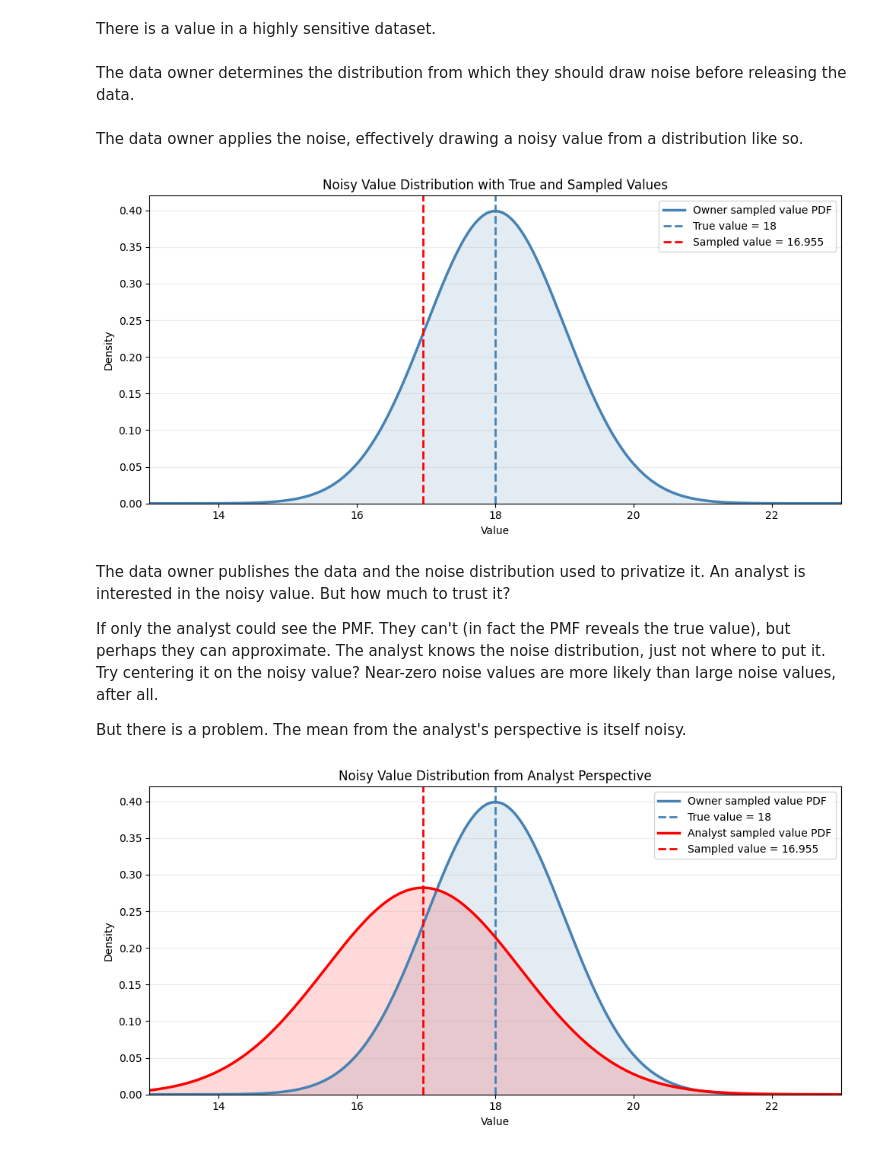
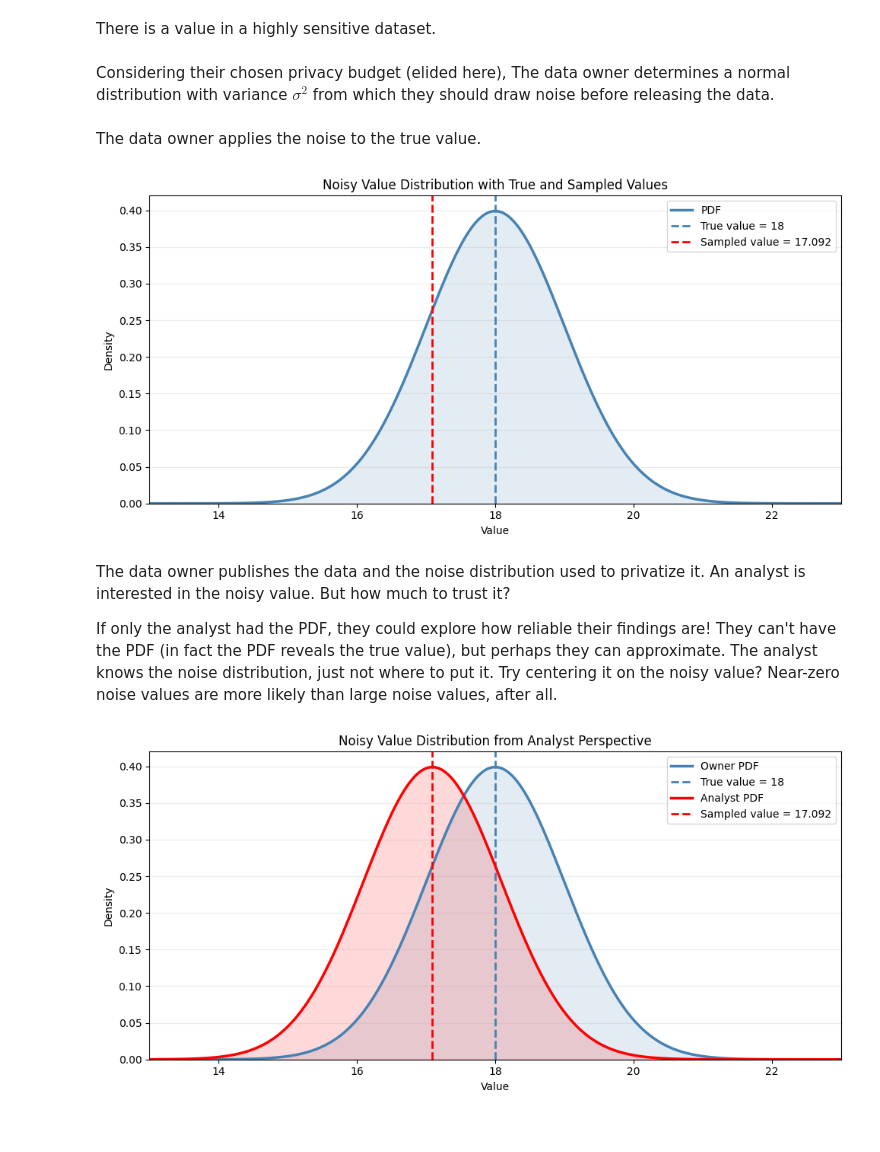
Before and after one commit to sbaldasty/noisy-values, a Jupyter notebook: intro.ipynb, the cells around one changed output. Saved outputs shown, nothing was run; the diff lists cells and outputs as text; code cells hidden in the pictures.

```diff
--- a/intro.ipynb
+++ b/intro.ipynb
@@ -11,23 +9,21 @@ There is a value in a highly sensitive dataset.
 # %%
 true_value = 18.0
 # %% [markdown]
-The data owner determines the distribution from which they should draw noise before releasing the data.
+Considering their chosen privacy budget (elided here), The data owner determines a normal distribution with variance $\sigma^2$ from which they should draw noise before releasing the data.
 # %%
 sigma = 1.0
 noise_dist = Normal('noise', mean=0, std=sigma)
 # %% [markdown]
-The data owner applies the noise, effectively drawing a noisy value from a distribution like so.
+The data owner applies the noise to the true value.
 # %%
 sampled_value = true_value + sample(noise_dist)
 # %%
-from statistics import NormalDist
-
 nd = NormalDist(mu=true_value, sigma=sigma)
 x = np.linspace(true_value - 5 * sigma, true_value + 5 * sigma, 1000)
 owner_pdf = np.array([nd.pdf(v) for v in x])
 
 plt.figure(figsize=(10, 5))
-plt.plot(x, owner_pdf, color='steelblue', linewidth=2.5, label='Owner sampled value PDF')
+plt.plot(x, owner_pdf, color='steelblue', linewidth=2.5, label='PDF')
 plt.fill_between(x, owner_pdf, color='steelblue', alpha=0.15)
 plt.axvline(true_value, color='steelblue', linestyle='--', linewidth=2, label=f'True value = {true_value:g}')
 plt.axvline(sampled_value, color='red', linestyle='--', linewidth=2, label=f'Sampled value = {sampled_value:.3f}')
@@ -41,34 +37,30 @@ plt.legend()
 plt.tight_layout()
 plt.show()
 # %% [output]
-[figure, old version]
+[figure, new version]
 # %% [markdown]
 The data owner publishes the data and the noise distribution used to privatize it. An analyst is interested in the noisy value. But how much to trust it?
 
-If only the analyst could see the PMF. They can't (in fact the PMF reveals the true value), but perhaps they can approximate. The analyst knows the noise distribution, just not where to put it. Try centering it on the noisy value? Near-zero noise values are more likely than large noise values, after all.
-
-But there is a problem. The mean from the analyst's perspective is itself noisy.
+If only the analyst had the PDF, they could explore how reliable their findings are! They can't have the PDF (in fact the PDF reveals the true value), but perhaps they can approximate. The analyst knows the noise distribution, just not where to put it. Try centering it on the noisy value? Near-zero noise values are more likely than large noise values, after all.
 # %%
-from statistics import NormalDist
-
-nd = NormalDist(mu=sampled_value, sigma=sigma * np.sqrt(2))
+nd = NormalDist(mu=sampled_value, sigma=sigma)
 analyst_pdf = np.array([nd.pdf(v) for v in x])
 
 plt.figure(figsize=(10, 5))
-plt.plot(x, owner_pdf, color='steelblue', linewidth=2.5, label='Owner sampled value PDF')
+plt.plot(x, owner_pdf, color='steelblue', linewidth=2.5, label='Owner PDF')
 plt.fill_between(x, owner_pdf, color='steelblue', alpha=0.15)
 plt.axvline(true_value, color='steelblue', linestyle='--', linewidth=2, label=f'True value = {true_value:g}')
-plt.plot(x, analyst_pdf, color='red', linewidth=2.5, label='Analyst sampled value PDF')
+plt.plot(x, analyst_pdf, color='red', linewidth=2.5, label='Analyst PDF')
 plt.fill_between(x, analyst_pdf, color='red', alpha=0.15)
 plt.axvline(sampled_value, color='red', linestyle='--', linewidth=2, label=f'Sampled value = {sampled_value:.3f}')
 plt.xlim(13, 23)
 plt.ylim(0, 0.42)
 plt.title('Noisy Value Distribution from Analyst Perspective')
 plt.xlabel('Value')
 plt.ylabel('Density')
 plt.grid(axis='y', alpha=0.25)
 plt.legend()
 plt.tight_layout()
 plt.show()
 # %% [output]
-[figure, old version]
+[figure, new version]
```
Also changed, not shown: parts of 3 cells of this notebook, 3 other files.
